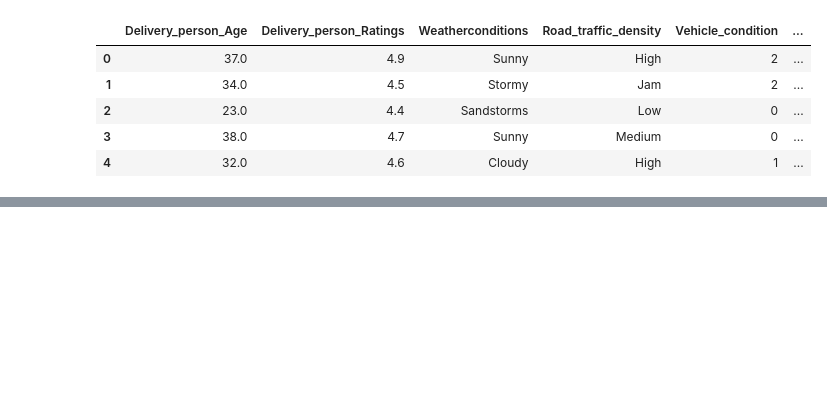
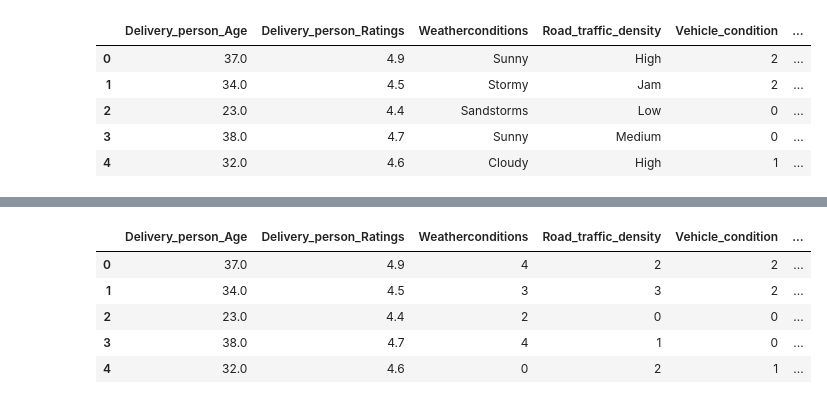
Before and after one commit to HRS0986/food-delivery-time-prediction, a Jupyter notebook: notebook.ipynb, the cells around one changed output, grey strips where cells are left out. Cells and saved outputs as stored; diff of their text form; code cells hidden in the pictures; blank space fills up the shorter version.

```diff
--- a/notebook.ipynb
+++ b/notebook.ipynb
@@ -261,3 +271,10 @@ df.head()
 | 2 | 23.0 | 4.4 | Sandstorms | Low | 0 | ... |
 | 3 | 38.0 | 4.7 | Sunny | Medium | 0 | ... |
 | 4 | 32.0 | 4.6 | Cloudy | High | 1 | ... |
+# %%
+from sklearn.preprocessing import LabelEncoder
+
+le = LabelEncoder()
+
+# Encode all columns the data type is object without using for loop
+df_le = df.apply(lambda c: le.fit_transform(c) if c.dtype == 'object' else c)
@@ -263,0 +334,13 @@ df.head()
+# %%
+df_oe_ohe_le = df_oe.copy()
+
+df_oe_ohe_le = df_oe_ohe_le.apply(lambda c: le.fit_transform(c) if c.dtype == 'object' else c)
+# %%
+df_oe_ohe_le.head()
+# %% [output]
+|  | Delivery_person_Age | Delivery_person_Ratings | Weatherconditions | Road_traffic_density | Vehicle_condition | ... |
+| 0 | 37.0 | 4.9 | 4 | 2 | 2 | ... |
+| 1 | 34.0 | 4.5 | 3 | 3 | 2 | ... |
+| 2 | 23.0 | 4.4 | 2 | 0 | 0 | ... |
+| 3 | 38.0 | 4.7 | 4 | 1 | 0 | ... |
+| 4 | 32.0 | 4.6 | 0 | 2 | 1 | ... |
```
Also changed, not shown: parts of 23 cells of this notebook, 2 other files.
